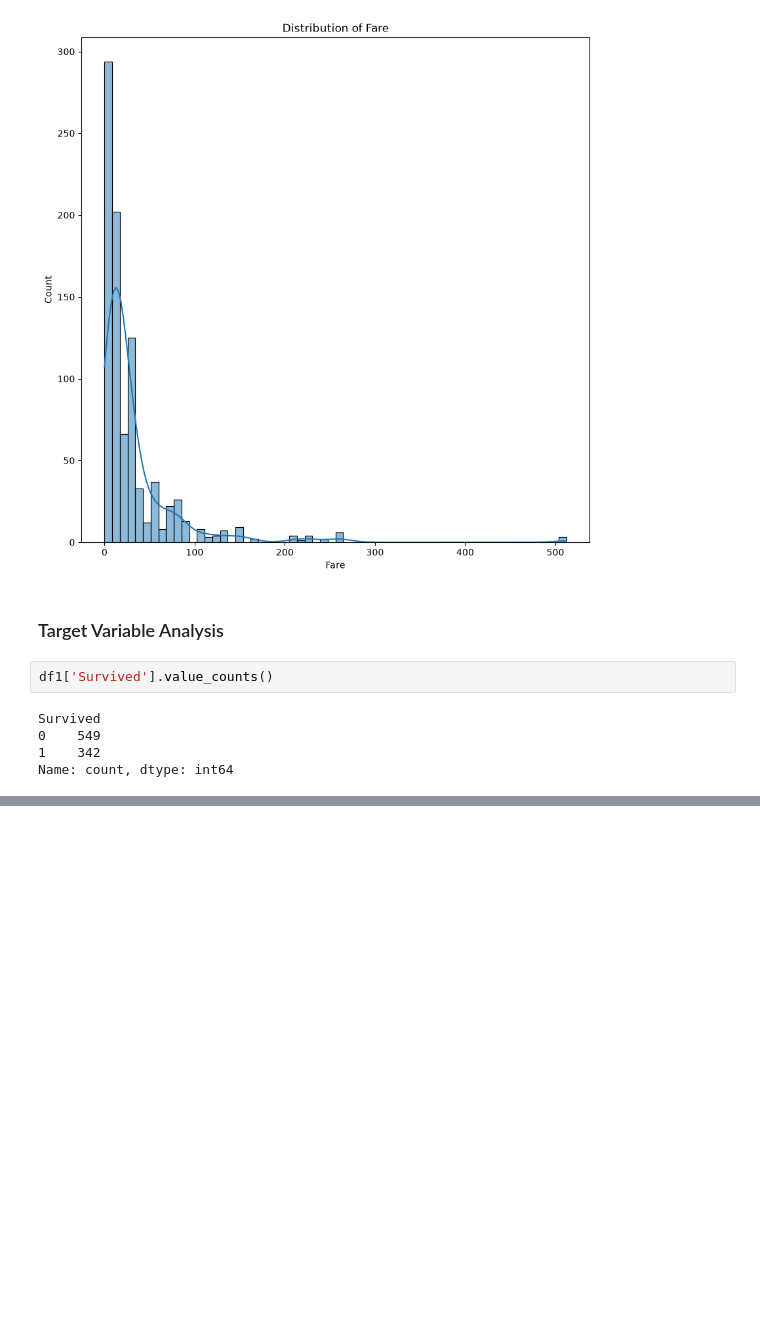
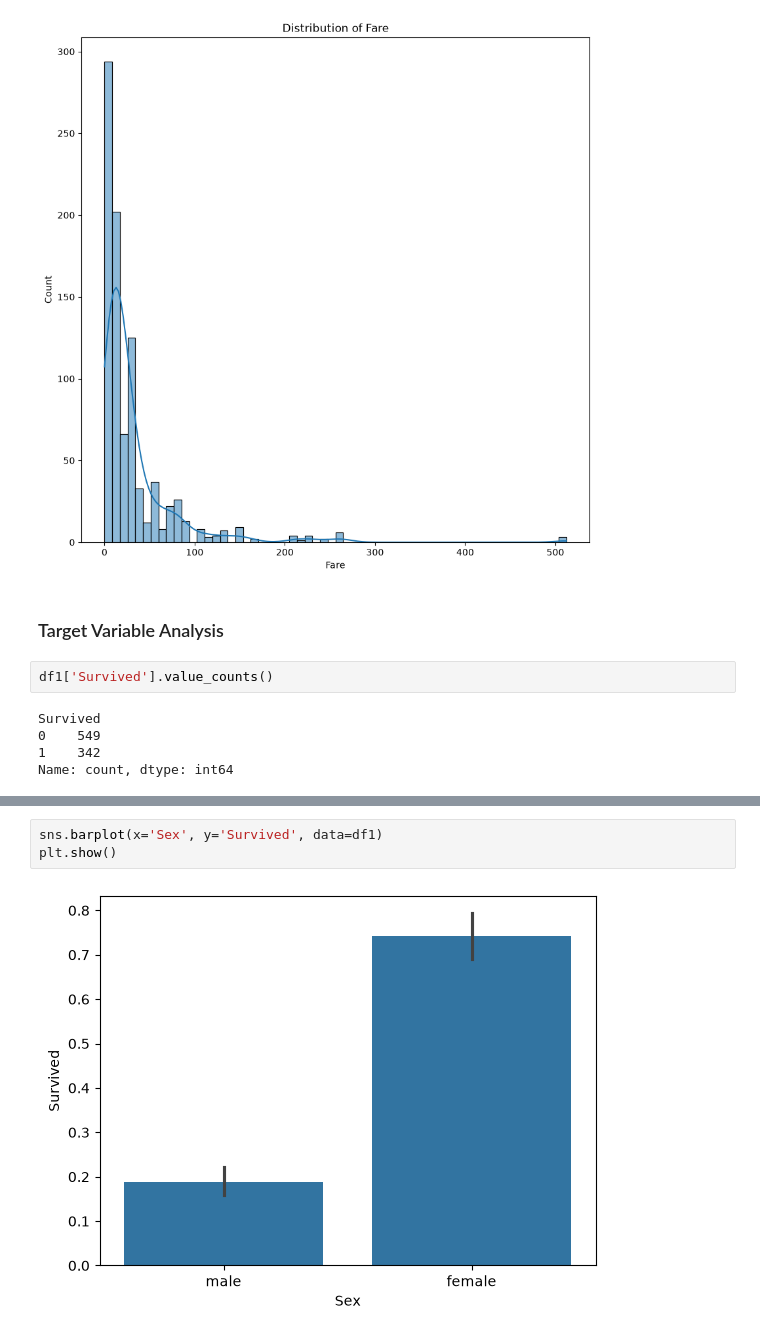
Before and after one commit to WillardDev/Machine_Learning_Foundation, a Jupyter notebook: Data_Cleaning.ipynb, the cells around one changed output, grey strips where cells are left out. Saved outputs shown, nothing was run; the diff lists cells and outputs as text; blank space fills up the shorter version.

```diff
--- a/Data_Cleaning.ipynb
+++ b/Data_Cleaning.ipynb
@@ -114,0 +120,5 @@ Name: count, dtype: int64
+# %%
+sns.barplot(x='Sex', y='Survived', data=df1)
+plt.show()
+# %% [output]
+[figure, added]
```
Also changed, not shown: parts of 3 cells of this notebook.
